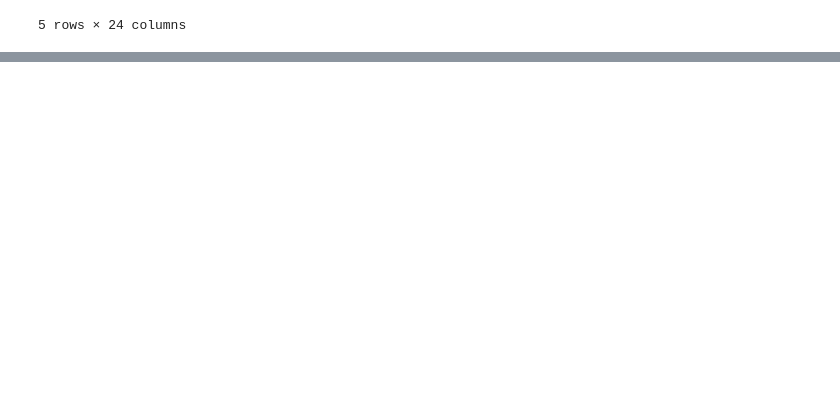
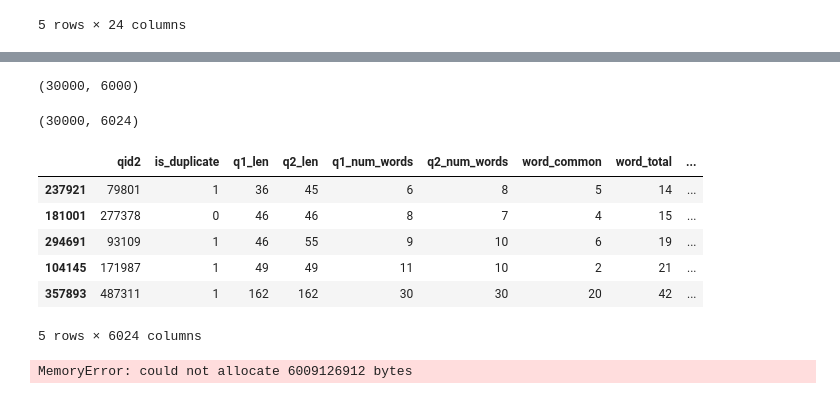
Before and after one commit to Vjeet83/N.L.P, a Jupyter notebook: NLP_Project_Quora_similar_question_file3.ipynb, the cells around one changed output, grey strips where cells are left out. Drawn from its saved outputs; the diff is of its cells as text; code cells hidden in the pictures; blank space fills up the shorter version.

```diff
--- a/NLP_Project_Quora_similar_question_file3.ipynb
+++ b/NLP_Project_Quora_similar_question_file3.ipynb
@@ -376,0 +431,3 @@ sns.pairplot(new_df[['fuzz_ration','fuzz_partial_ratio','token_sort_ratio','toke
+# %%
+ques_df = new_df[['question1','question2']]
+ques_df.head()
@@ -376,0 +454,27 @@ sns.pairplot(new_df[['fuzz_ration','fuzz_partial_ratio','token_sort_ratio','toke
+# %%
+from sklearn.feature_extraction.text import CountVectorizer
+# mearge texts
+questions = list(ques_df['question1']) +list(ques_df['question2'])
+
+cv = CountVectorizer(max_features=3000)
+q1_arr,q2_arr = np.vsplit(cv.fit_transform(questions).toarray(),2)
+# %%
+temp_df1 = pd.DataFrame(q1_arr,index = ques_df.index)
+temp_df2 = pd.DataFrame(q2_arr,index = ques_df.index)
+temp_df = pd.concat([temp_df1,temp_df2],axis= 1)
+temp_df.shape
+# %% [output]
+(30000, 6000)
+# %%
+final_df = pd.concat([final_df,temp_df],axis=1)
+print(final_df.shape)
+final_df.head()
+# %% [output]
+(30000, 6024)
+|  | qid2 | is_duplicate | q1_len | q2_len | q1_num_words | q2_num_words | word_common | word_total | ... |
+| 237921 | 79801 | 1 | 36 | 45 | 6 | 8 | 5 | 14 | ... |
+| 181001 | 277378 | 0 | 46 | 46 | 8 | 7 | 4 | 15 | ... |
+| 294691 | 93109 | 1 | 46 | 55 | 9 | 10 | 6 | 19 | ... |
+| 104145 | 171987 | 1 | 49 | 49 | 11 | 10 | 2 | 21 | ... |
+| 357893 | 487311 | 1 | 162 | 162 | 30 | 30 | 20 | 42 | ... |
+5 rows × 6024 columns
@@ -376,0 +484,9 @@ sns.pairplot(new_df[['fuzz_ration','fuzz_partial_ratio','token_sort_ratio','toke
+# %%
+from sklearn.ensemble import RandomForestClassifier
+from sklearn.metrics import accuracy_score
+rf = RandomForestClassifier()
+rf.fit(x_train,y_train)
+y_pred=rf.predict(x_test)
+accuracy_score(y_test,y_pred)
+# %% [output]
+MemoryError: could not allocate 6009126912 bytes
```
Also changed, not shown: parts of 33 cells of this notebook.
